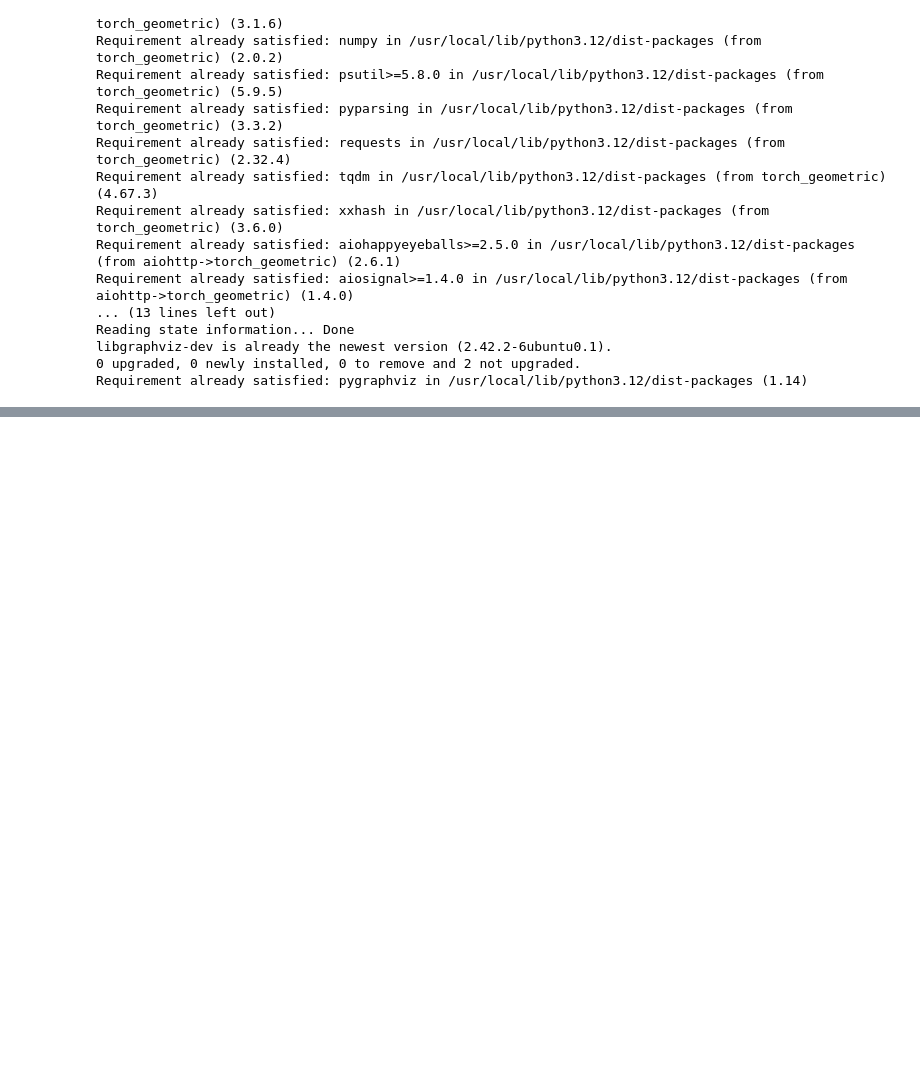
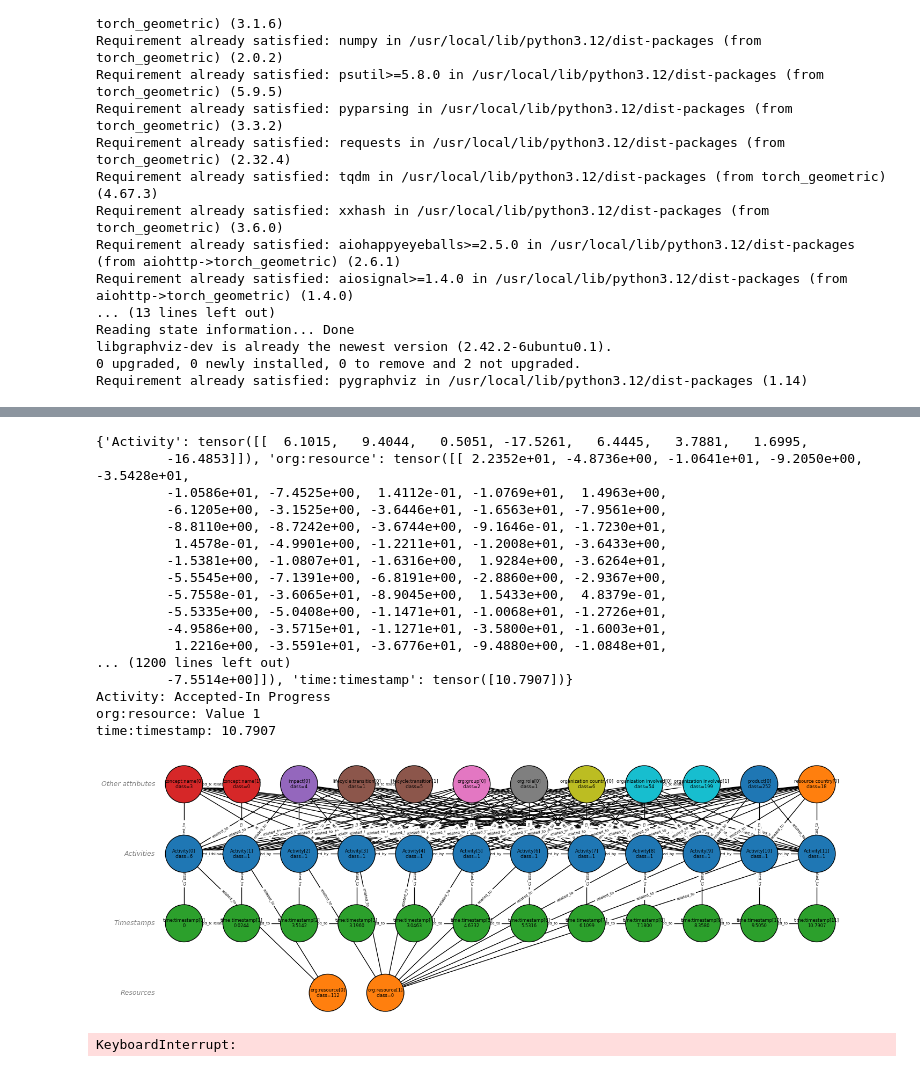
Before and after one commit to lucadr04/ISG, a Jupyter notebook: ISG.ipynb, the cells around one changed output, grey strips where cells are left out. Drawn from its saved outputs; the diff is of its cells as text; code cells hidden in the pictures; blank space fills up the shorter version.

```diff
--- a/ISG.ipynb
+++ b/ISG.ipynb
@@ -120,10 +120,8 @@ X_TEST_FULL = torch.load(
 )
 
 X_TEST = [
-    g for g in X_TEST_FULL
-    if g["Activity"].x.shape[0] >= MIN_PREFIX_LEN
+    (g,t) for g, t in X_TEST_FULL
 ]
 
 print(f"Grafi nel test set totale:   {len(X_TEST_FULL)}")
-print(f"Grafi con prefisso > {MIN_PREFIX_LEN}:      {len(X_TEST)}")
 # %% [output]
@@ -485,0 +508,52 @@ drawer(newg)
+# %%
+for i in range(10):
+  loader = DataLoader([g], batch_size=1)
+  batch = next(iter(loader))  # ora batch[k].batch esiste
+
+  net.eval()
+  with torch.no_grad():
+      out = net(batch)
+
+  print(out)
+
+  # Predictions extraction
+  preds = {}
+
+  # Categoriche → argmax → one-hot
+  for k in outputcat:
+      idx = torch.argmax(torch.softmax(out[k], dim=1), dim=1).item()
+      one_hot = torch.zeros(1, outputcat[k])
+      one_hot[0, idx] = 1.0
+      preds[k] = one_hot
+      if idx < len(list_unique[k]): # Check if idx is within the bounds of list_unique
+          print(f"{k}: {list_unique[k][idx]}")
+      else:
+          print(f"{k}: <Unknown Category {idx}>") # Handle the extra category
+
+  # Numeriche → valore diretto
+  for k in outputreal:
+      preds[k] = out[k].reshape(1, 1)
+      print(f"{k}: {out[k].item():.4f}")
+
+  g = append_predicted_event(g, out, outputcat, outputreal)
+
+drawer(g)
+# %% [output]
+{'Activity': tensor([[  6.1015,   9.4044,   0.5051, -17.5261,   6.4445,   3.7881,   1.6995,
+         -16.4853]]), 'org:resource': tensor([[ 2.2352e+01, -4.8736e+00, -1.0641e+01, -9.2050e+00, -3.5428e+01,
+         -1.0586e+01, -7.4525e+00,  1.4112e-01, -1.0769e+01,  1.4963e+00,
+         -6.1205e+00, -3.1525e+00, -3.6446e+01, -1.6563e+01, -7.9561e+00,
+         -8.8110e+00, -8.7242e+00, -3.6744e+00, -9.1646e-01, -1.7230e+01,
+          1.4578e-01, -4.9901e+00, -1.2211e+01, -1.2008e+01, -3.6433e+00,
+         -1.5381e+00, -1.0807e+01, -1.6316e+00,  1.9284e+00, -3.6264e+01,
+         -5.5545e+00, -7.1391e+00, -6.8191e+00, -2.8860e+00, -2.9367e+00,
+         -5.7558e-01, -3.6065e+01, -8.9045e+00,  1.5433e+00,  4.8379e-01,
+         -5.5335e+00, -5.0408e+00, -1.1471e+01, -1.0068e+01, -1.2726e+01,
+         -4.9586e+00, -3.5715e+01, -1.1271e+01, -3.5800e+01, -1.6003e+01,
+          1.2216e+00, -3.5591e+01, -3.6776e+01, -9.4880e+00, -1.0848e+01,
+... (1200 lines left out)
+         -7.5514e+00]]), 'time:timestamp': tensor([10.7907])}
+Activity: Accepted-In Progress
+org:resource: Value 1
+time:timestamp: 10.7907
+[figure, added]
@@ -485,0 +591,4 @@ drawer(newg)
+# %%
+test_hgnn(net, outputcat, outputreal)
+# %% [output]
+KeyboardInterrupt:
```
Also changed, not shown: parts of 26 cells of this notebook, 5 other files.
